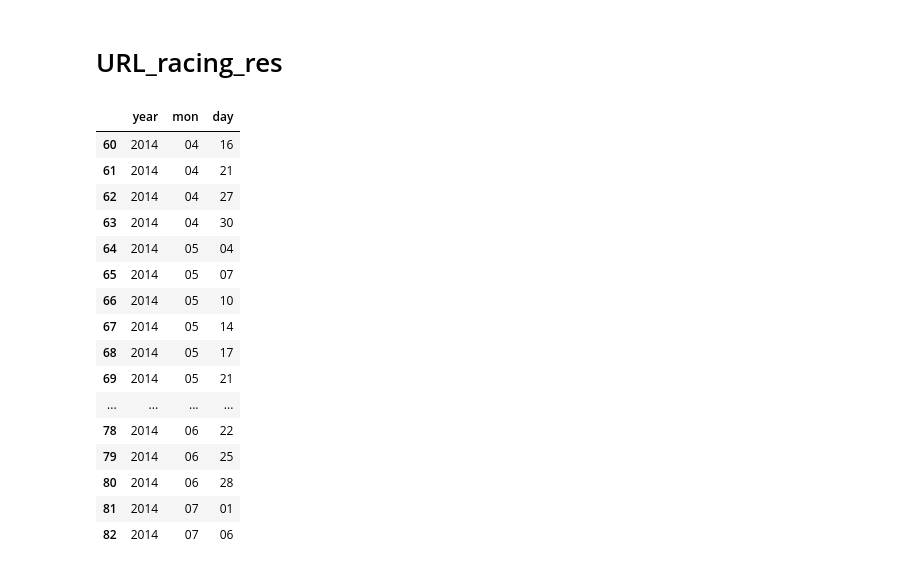
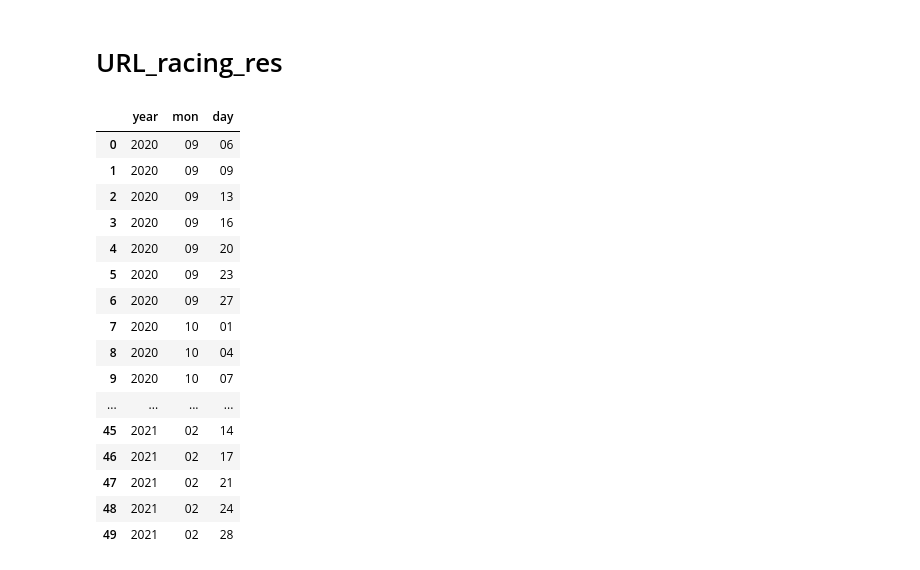
Before and after one commit to heodi510/hk-horse-racing, a Jupyter notebook: nbs/web_scrap_performance.ipynb, the cells around one changed output. Saved outputs shown, nothing was run; the diff lists cells and outputs as text; code cells hidden in the pictures.

Commit message:
Update data up to 6 Jan 2021

```diff
--- a/nbs/web_scrap_performance.ipynb
+++ b/nbs/web_scrap_performance.ipynb
@@ -12,5 +12,5 @@ import re
 import pandas as pd
 # %%
 #Get whole season schedule
-df_sch=pd.read_csv('../data/raw/schedule_s1314.csv', dtype={'year':str,'mon':str,'day':str})
+df_sch=pd.read_csv('../data/schedule/schedule_s2021.csv', dtype={'year':str,'mon':str,'day':str})
 # %%
@@ -26,25 +26,25 @@ URL_racing_res
 # %% [markdown]
 # URL_racing_res
 # %%
-df_sch[60:]
+df_sch[:50]
 # %% [output]
 |  | year | mon | day |
-| 60 | 2014 | 04 | 16 |
-| 61 | 2014 | 04 | 21 |
-| 62 | 2014 | 04 | 27 |
-| 63 | 2014 | 04 | 30 |
-| 64 | 2014 | 05 | 04 |
-| 65 | 2014 | 05 | 07 |
-| 66 | 2014 | 05 | 10 |
-| 67 | 2014 | 05 | 14 |
-| 68 | 2014 | 05 | 17 |
-| 69 | 2014 | 05 | 21 |
+| 0 | 2020 | 09 | 06 |
+| 1 | 2020 | 09 | 09 |
+| 2 | 2020 | 09 | 13 |
+| 3 | 2020 | 09 | 16 |
+| 4 | 2020 | 09 | 20 |
+| 5 | 2020 | 09 | 23 |
+| 6 | 2020 | 09 | 27 |
+| 7 | 2020 | 10 | 01 |
+| 8 | 2020 | 10 | 04 |
+| 9 | 2020 | 10 | 07 |
 | ... | ... | ... | ... |
-| 78 | 2014 | 06 | 22 |
-| 79 | 2014 | 06 | 25 |
-| 80 | 2014 | 06 | 28 |
-| 81 | 2014 | 07 | 01 |
-| 82 | 2014 | 07 | 06 |
+| 45 | 2021 | 02 | 14 |
+| 46 | 2021 | 02 | 17 |
+| 47 | 2021 | 02 | 21 |
+| 48 | 2021 | 02 | 24 |
+| 49 | 2021 | 02 | 28 |
 # %%
 #Please change the path to the location of your chromedriver
 driver = webdriver.Chrome('/Users/Hei/Applications/chromedriver')
```
Also changed, not shown: parts of 7 cells of this notebook, 49 other files.
